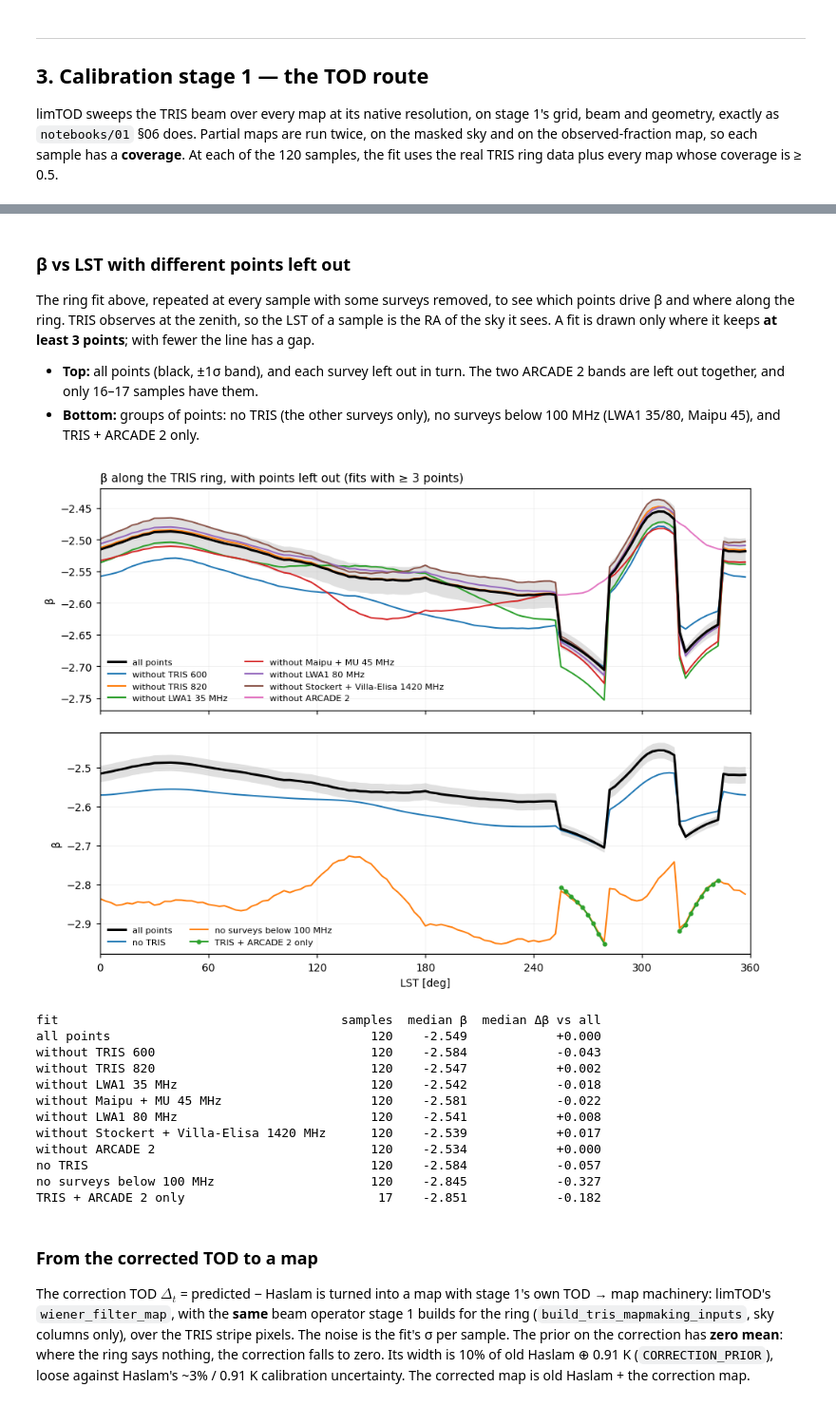
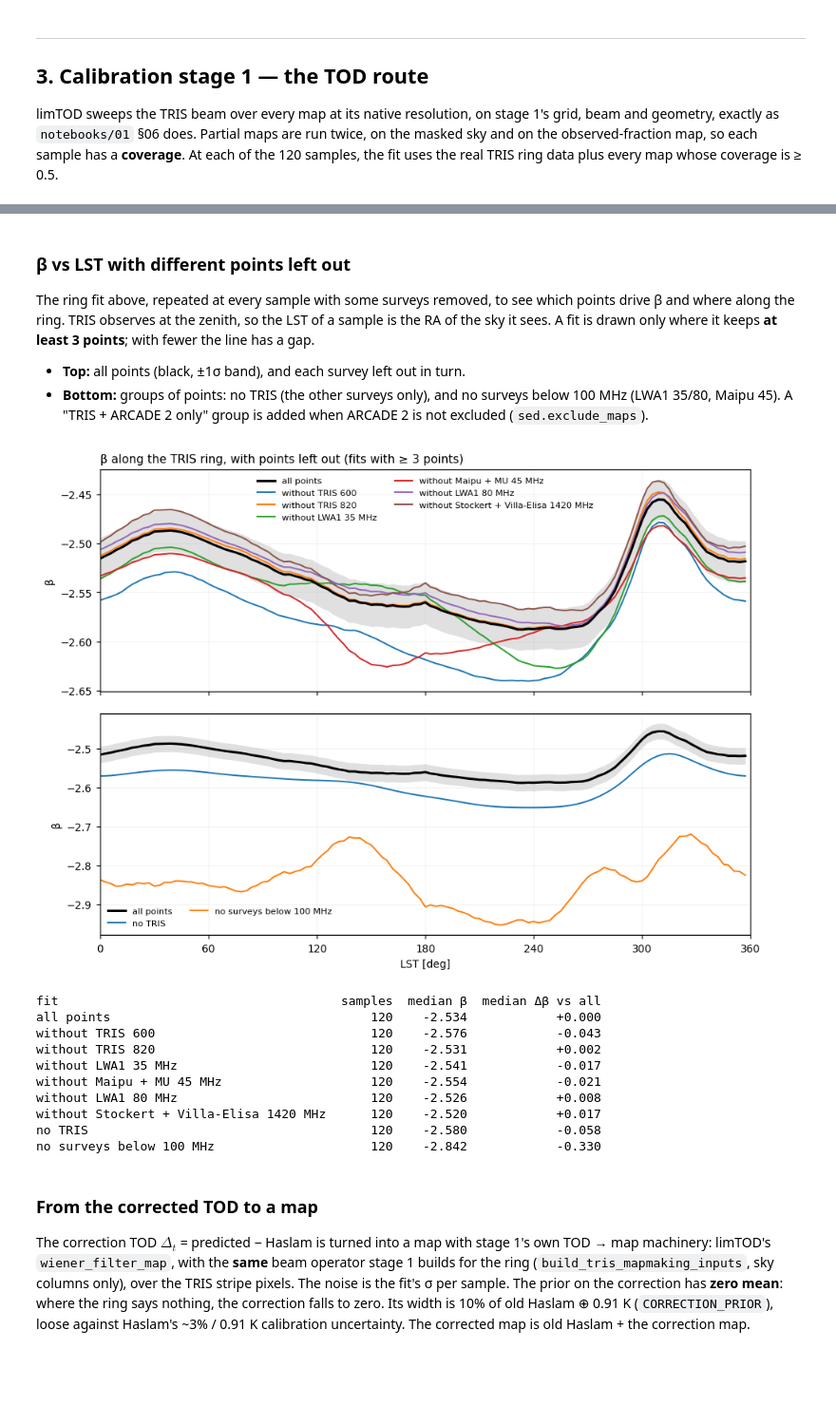
Before and after one commit to sohinixcvii/moonrunes, a Jupyter notebook: notebooks/07_sed_calibration.ipynb, the cells around one changed output, grey strips where cells are left out. Shown at 95% size. Saved outputs shown, nothing was run; the diff lists cells and outputs as text; code cells hidden in the pictures; blank space fills up the shorter version.

```diff
--- a/notebooks/07_sed_calibration.ipynb
+++ b/notebooks/07_sed_calibration.ipynb
@@ -101,10 +102,13 @@ stage 2: beam_matched_tris_haslam_v0.npz, nside 16, maps ['haslam_408', 'arcade2
 # %%
 ALL = sky_maps.discover(REPO / "res")
 TARGET = next(m for m in ALL if m["file"] == "HASLAM.fits")
-FIT_MAPS = [m for m in ALL if m["usable"] and m["role"] == "fit"]
+# sed.exclude_maps: left out of every SED study (ARCADE 2 since 2026-10-15).
+EXCLUDED = list(config.get_path("sed.exclude_maps", []) or [])
+FIT_MAPS = [m for m in ALL if m["usable"] and m["role"] == "fit" and m["file"] not in EXCLUDED]
 print(f"{'map':<34}{'ν [MHz]':>9}{'frame':>6}{'beam':>8}{'nside':>6}  in the fit?")
 for m in ALL:
     use = ("TARGET" if m is TARGET else "yes" if m in FIT_MAPS else
+           "no: sed.exclude_maps" if m["file"] in EXCLUDED else
            "no: target variant" if m["role"] == "target" else f"no: {m['why']}")
     beam = "?" if m["fwhm_deg"] is None else f"{m['fwhm_deg']:.2f}°"
     print(f"{m['name']:<34}{(m['freq_mhz'] or float('nan')):9.1f}{str(m['frame']):>6}{beam:>8}"
@@ -194,6 +198,9 @@ check = {"Haslam 408 MHz": "haslam_408", "ARCADE 2 3.15 GHz": "arcade2_3150",
 product_kernel = str(stage2.arrays["kernel"]) if "kernel" in stage2.arrays else "circular_gaussian"
 print(f"stage 2 product was made with kernel {product_kernel!r}")
 for name, key in check.items():
+    if name not in GRID:                     # excluded via sed.exclude_maps
+        print(f"{name:<20} not on the grid (sed.exclude_maps)")
+        continue
     mine, theirs = GRID[name], stage2.map(key)
     same = np.array_equal(np.isfinite(mine), theirs != hp.UNSEEN) and \
         np.allclose(mine[np.isfinite(mine)], theirs[theirs != hp.UNSEEN], rtol=1e-6)
@@ -346,10 +369,10 @@ drive β and where along the ring. TRIS observes at the zenith, so the LST of a
 RA of the sky it sees. A fit is drawn only where it keeps **at least 3 points**; with fewer the
 line has a gap.
 
-* **Top:** all points (black, ±1σ band), and each survey left out in turn. The two ARCADE 2
-  bands are left out together, and only 16–17 samples have them.
-* **Bottom:** groups of points: no TRIS (the other surveys only), no surveys below 100 MHz
-  (LWA1 35/80, Maipu 45), and TRIS + ARCADE 2 only.
+* **Top:** all points (black, ±1σ band), and each survey left out in turn.
+* **Bottom:** groups of points: no TRIS (the other surveys only), and no surveys below
+  100 MHz (LWA1 35/80, Maipu 45). A "TRIS + ARCADE 2 only" group is added when ARCADE 2 is
+  not excluded (`sed.exclude_maps`).
 # %%
 from moonrunes import sed_prototype as sp
 MIN_POINTS = 3
@@ -385,48 +408,47 @@ def beta_along_ring(keep):
 
 SURVEYS = list(dict.fromkeys(r[3] for rows in POINTS for r in rows))
 LOW = ("LWA1 35 MHz", "Maipu + MU 45 MHz", "LWA1 80 MHz")
 ALL_BETA, ALL_SIG = beta_along_ring(lambda s: True)
 LEAVE_OUT = {f"without {s}": beta_along_ring(lambda x, s=s: x != s)[0] for s in SURVEYS}
 GROUPS = {"no TRIS": lambda x: not x.startswith("TRIS"),
-          "no surveys below 100 MHz": lambda x: x not in LOW,
-          "TRIS + ARCADE 2 only": lambda x: x.startswith("TRIS") or x == "ARCADE 2"}
+          "no surveys below 100 MHz": lambda x: x not in LOW}
+if "ARCADE 2" in SURVEYS:                    # absent when sed.exclude_maps drops it
+    GROUPS["TRIS + ARCADE 2 only"] = lambda x: x.startswith("TRIS") or x == "ARCADE 2"
 GROUP_BETA = {name: beta_along_ring(keep)[0] for name, keep in GROUPS.items()}
 
 fig, axes = plt.subplots(2, 1, figsize=(10, 7.2), sharex=True, gridspec_kw=dict(hspace=0.1))
 for ax, curves in zip(axes, (LEAVE_OUT, GROUP_BETA)):
     ax.fill_between(RA, ALL_BETA - ALL_SIG, ALL_BETA + ALL_SIG, color="k", alpha=0.12, lw=0)
     ax.plot(RA, ALL_BETA, "-", color="k", lw=2, label="all points", zorder=5)
     for i, (name, b) in enumerate(curves.items()):
         sparse = np.isfinite(b).sum() < 30          # ARCADE-only samples: show the points
         ax.plot(RA, b, "o-" if sparse else "-", ms=3, lw=1.3, color=plt.cm.tab10(i), label=name)
     ax.set_ylabel("β")
     ax.legend(fontsize=7.5, frameon=False, ncol=2, loc="best")
     ax.grid(alpha=0.18, lw=0.6)
 axes[-1].set_xlabel("LST [deg]")
 axes[-1].set_xlim(0, 360); axes[-1].set_xticks(np.arange(0, 361, 60))
 axes[0].set_title(f"β along the TRIS ring, with points left out (fits with ≥ {MIN_POINTS} points)",
                   loc="left", fontsize=10)
 plt.show()
 
 print(f"{'fit':<40}{'samples':>8}{'median β':>10}{'median Δβ vs all':>18}")
 for name, b in {"all points": ALL_BETA, **LEAVE_OUT, **GROUP_BETA}.items():
     ok = np.isfinite(b)
     d = np.median(b[ok] - ALL_BETA[ok]) if ok.any() else np.nan
     print(f"{name:<40}{int(ok.sum()):>8}{np.nanmedian(b):>+10.3f}{d:>+18.3f}")
 # %% [output]
-[figure, old version]
+[figure, new version]
 fit                                      samples  median β  median Δβ vs all
-all points                                   120    -2.549            +0.000
-without TRIS 600                             120    -2.584            -0.043
-without TRIS 820                             120    -2.547            +0.002
-without LWA1 35 MHz                          120    -2.542            -0.018
-without Maipu + MU 45 MHz                    120    -2.581            -0.022
-without LWA1 80 MHz                          120    -2.541            +0.008
-without Stockert + Villa-Elisa 1420 MHz      120    -2.539            +0.017
-without ARCADE 2                             120    -2.534            +0.000
-no TRIS                                      120    -2.584            -0.057
-no surveys below 100 MHz                     120    -2.845            -0.327
-TRIS + ARCADE 2 only                          17    -2.851            -0.182
+all points                                   120    -2.534            +0.000
+without TRIS 600                             120    -2.576            -0.043
+without TRIS 820                             120    -2.531            +0.002
+without LWA1 35 MHz                          120    -2.541            -0.017
+without Maipu + MU 45 MHz                    120    -2.554            -0.021
+without LWA1 80 MHz                          120    -2.526            +0.008
+without Stockert + Villa-Elisa 1420 MHz      120    -2.520            +0.017
+no TRIS                                      120    -2.580            -0.058
+no surveys below 100 MHz                     120    -2.842            -0.330
 # %% [markdown]
 ### From the corrected TOD to a map
 
```
Also changed, not shown: parts of 12 cells of this notebook, 7 other files.
